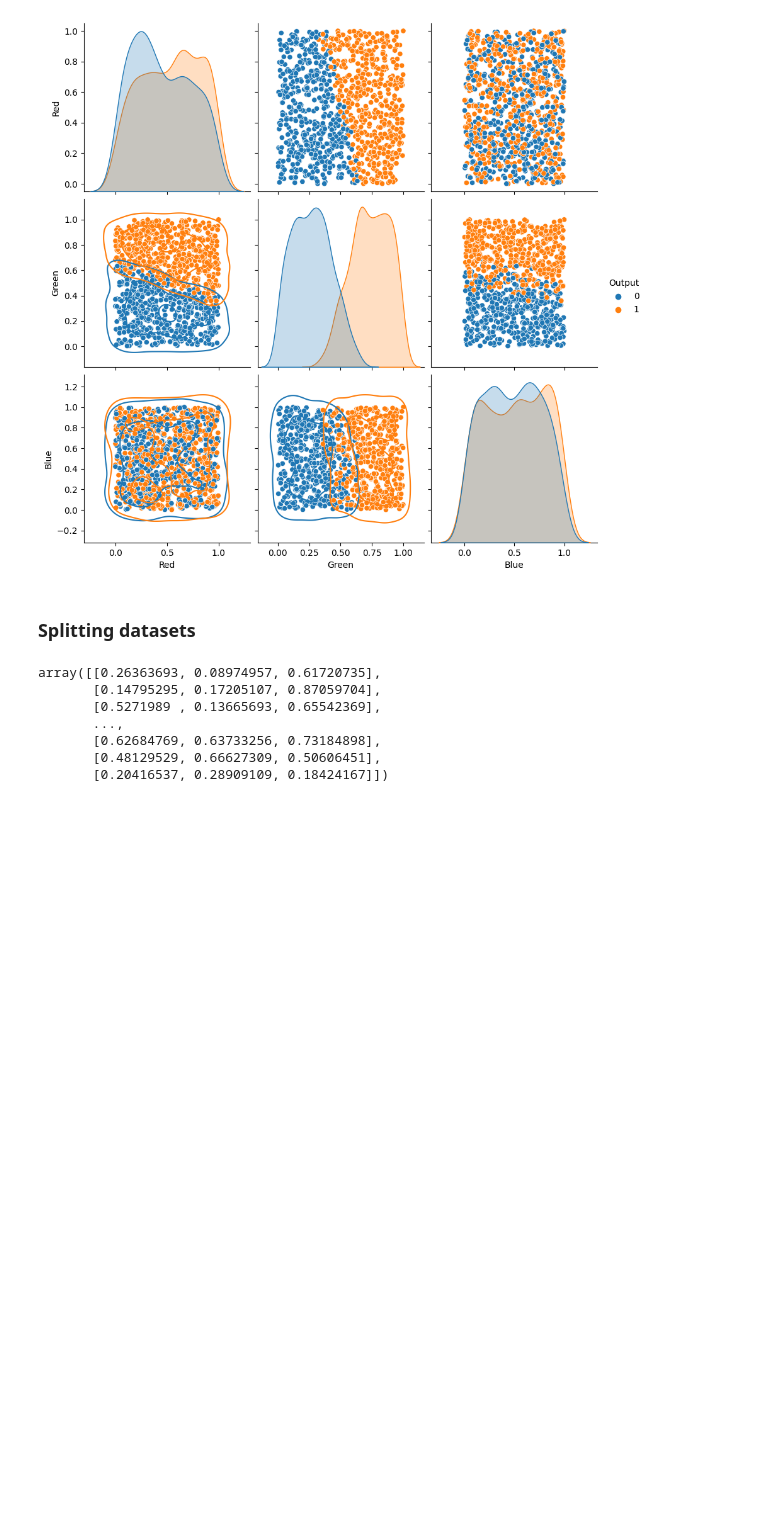
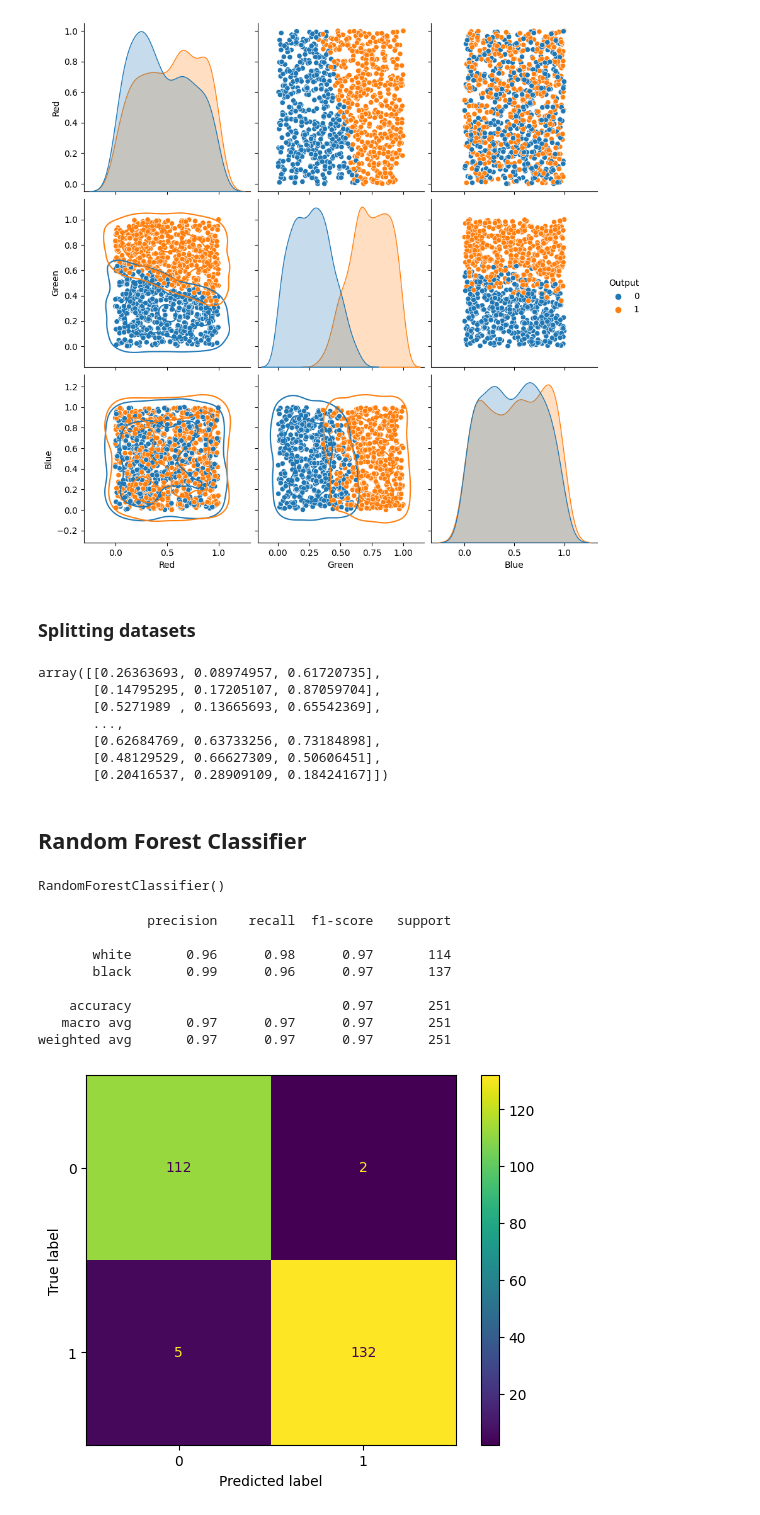
Before and after one commit to KarthikUdyawar/Color-detection, a Jupyter notebook: model/model.ipynb, the cells around one changed output. Drawn from its saved outputs; the diff is of its cells as text; code cells hidden in the pictures; blank space fills up the shorter version.

Commit message:
Add Random Forest Classifier
### Added

- Init Random Forest Classifier
- Training model
- Testing model
- Score model

```diff
--- a/model/model.ipynb
+++ b/model/model.ipynb
@@ -91,3 +91,36 @@ array([[0.26363693, 0.08974957, 0.61720735],
        [0.62684769, 0.63733256, 0.73184898],
        [0.48129529, 0.66627309, 0.50606451],
        [0.20416537, 0.28909109, 0.18424167]])
+# %% [markdown]
+## Random Forest Classifier
+# %%
+# Import Random Forest Classifier
+from sklearn.ensemble import RandomForestClassifier
+
+RFC = RandomForestClassifier()
+# %%
+# Training model
+RFC.fit(X_train,y_train)
+# %% [output]
+RandomForestClassifier()
+# %%
+# Testing model
+y_pred = RFC.predict(X_test)
+# %%
+# Score model
+
+from sklearn.metrics import ConfusionMatrixDisplay, classification_report
+
+print(classification_report(y_test, y_pred, target_names=["white","black"]))
+ConfusionMatrixDisplay.from_predictions(y_test, y_pred)
+plt.show()
+# %% [output]
+              precision    recall  f1-score   support
+
+       white       0.96      0.98      0.97       114
+       black       0.99      0.96      0.97       137
+
+    accuracy                           0.97       251
+   macro avg       0.97      0.97      0.97       251
+weighted avg       0.97      0.97      0.97       251
+[figure, added]
```
